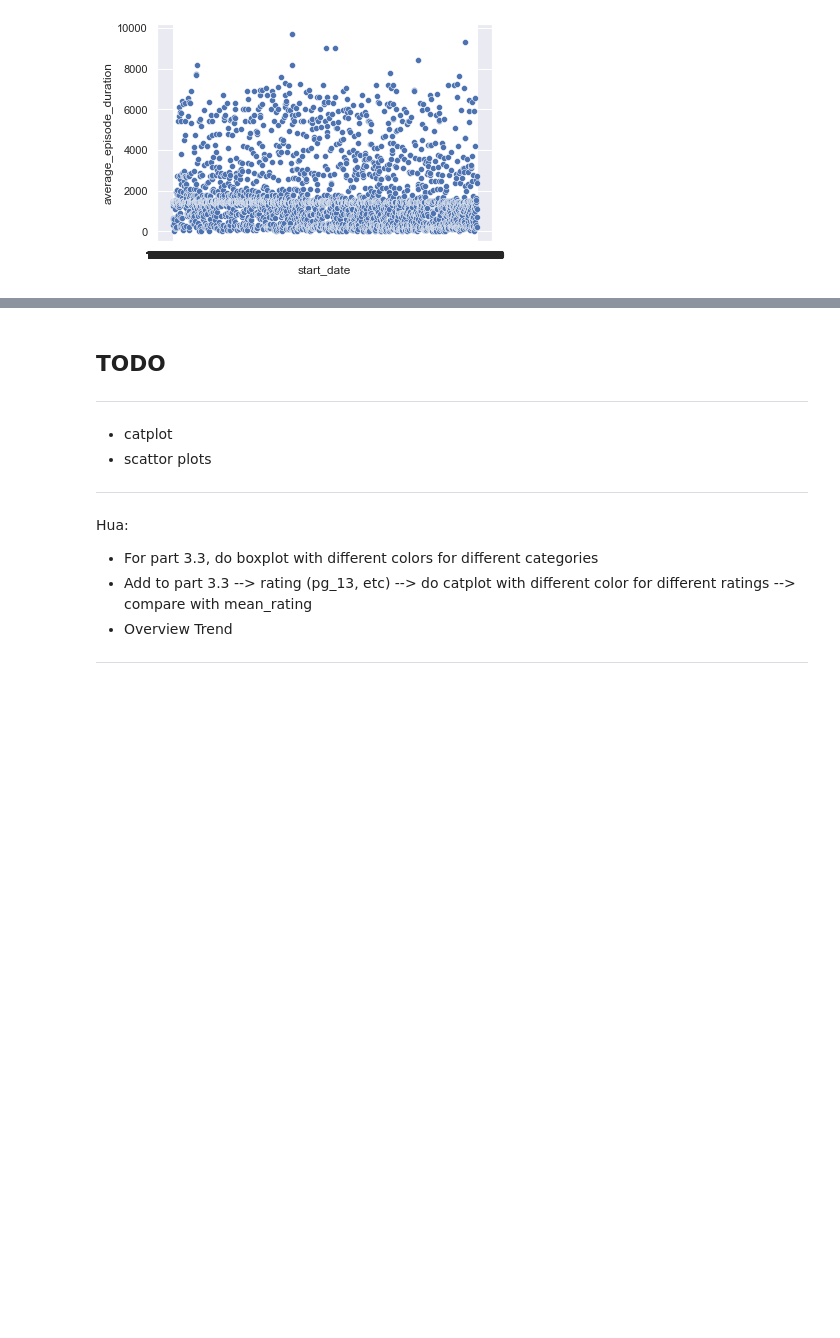
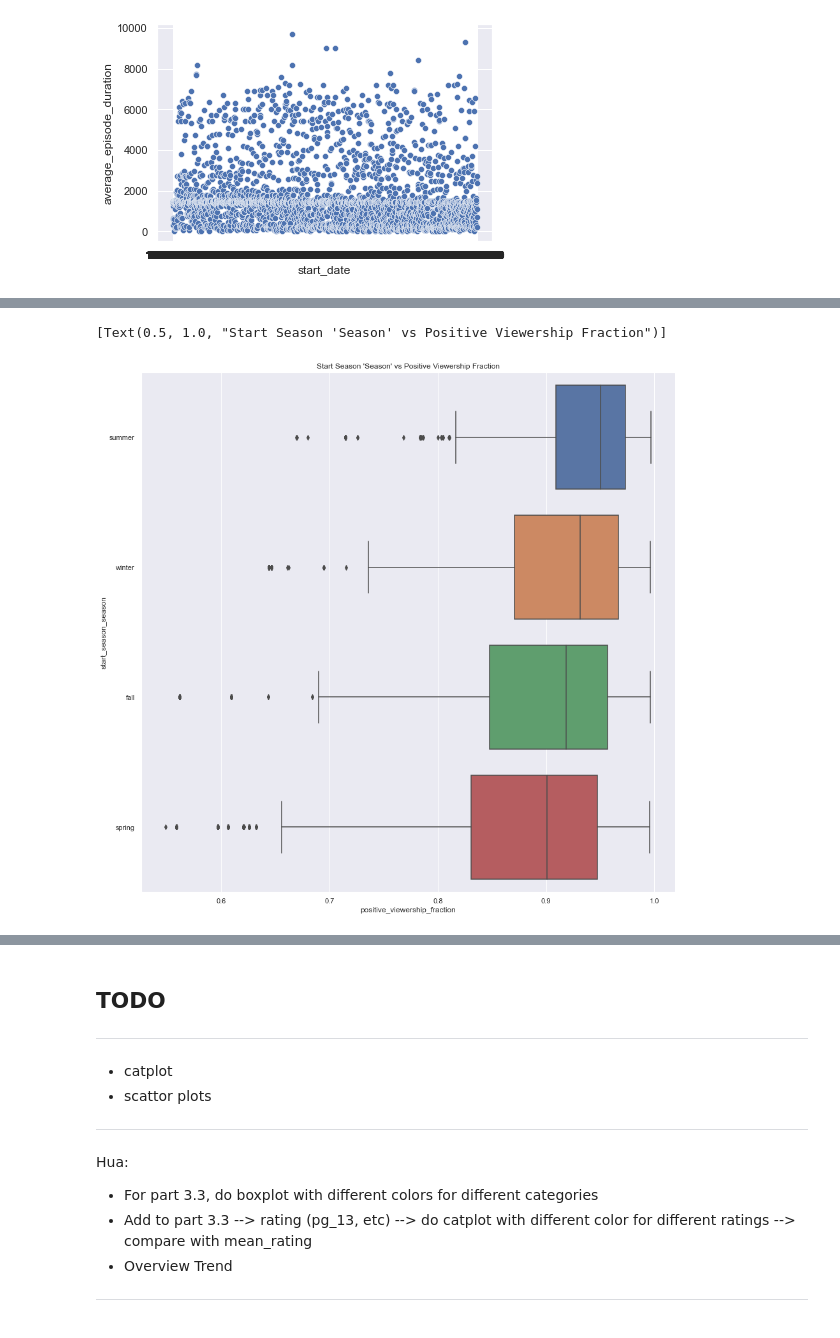
Before and after one commit to ztjhz/SC1015-Project, a Jupyter notebook: Anime/exploratory_data_analysis_visualization.ipynb, the cells around one changed output, grey strips where cells are left out. Cells and saved outputs as stored; diff of their text form; code cells hidden in the pictures; blank space fills up the shorter version.

```diff
--- a/Anime/exploratory_data_analysis_visualization.ipynb
+++ b/Anime/exploratory_data_analysis_visualization.ipynb
@@ -1203,0 +1289,10 @@ plt.show()
+# %%
+plt.figure(figsize=(15, 15))
+
+sorted_index = (anime_df_cleaner.groupby('start_season_season')[['positive_viewership_fraction']].median().sort_values(
+    by='positive_viewership_fraction', ascending=False).index)
+sb.boxplot(y='start_season_season', x='positive_viewership_fraction', data=anime_df_cleaner, orient='h', order=sorted_index).set(
+    title="Start Season 'Season' vs Positive Viewership Fraction")
+# %% [output]
+[Text(0.5, 1.0, "Start Season 'Season' vs Positive Viewership Fraction")]
+[figure, added]
```
Also changed, not shown: parts of 46 cells of this notebook, 1 other file.
